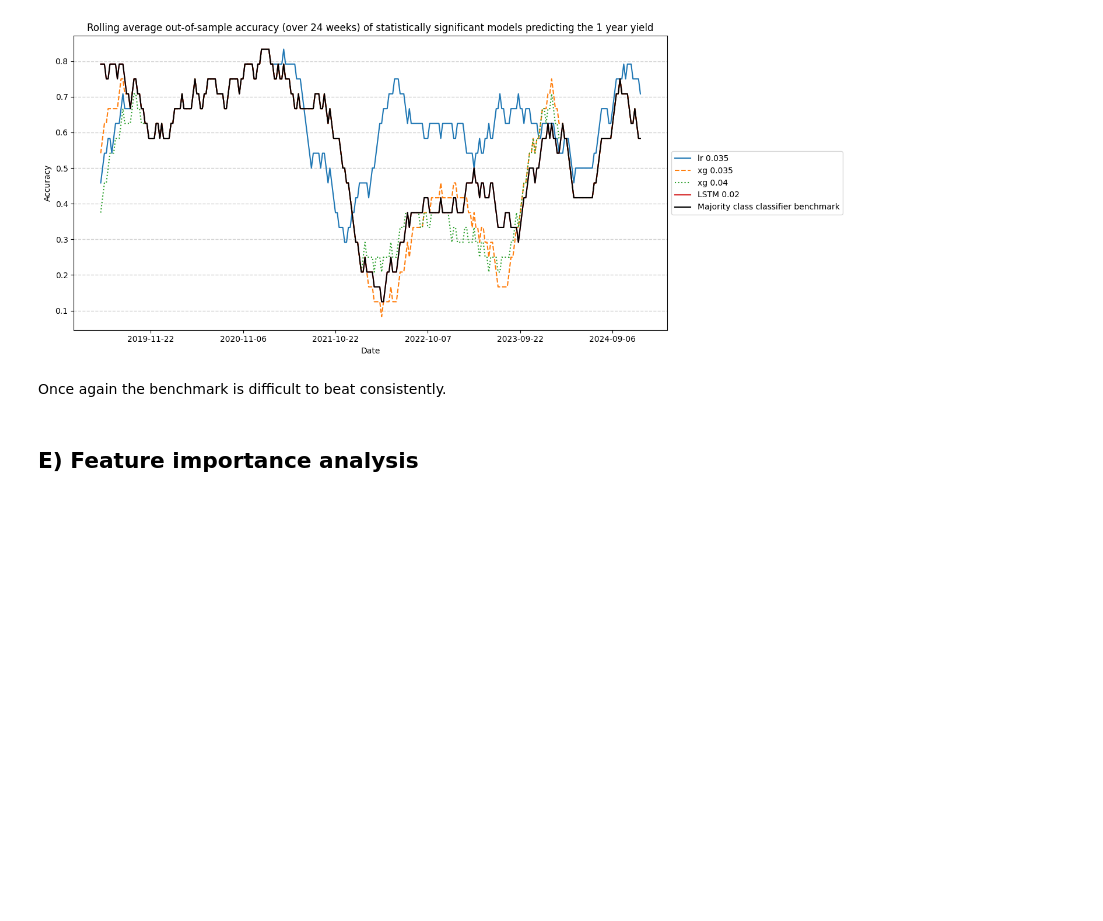
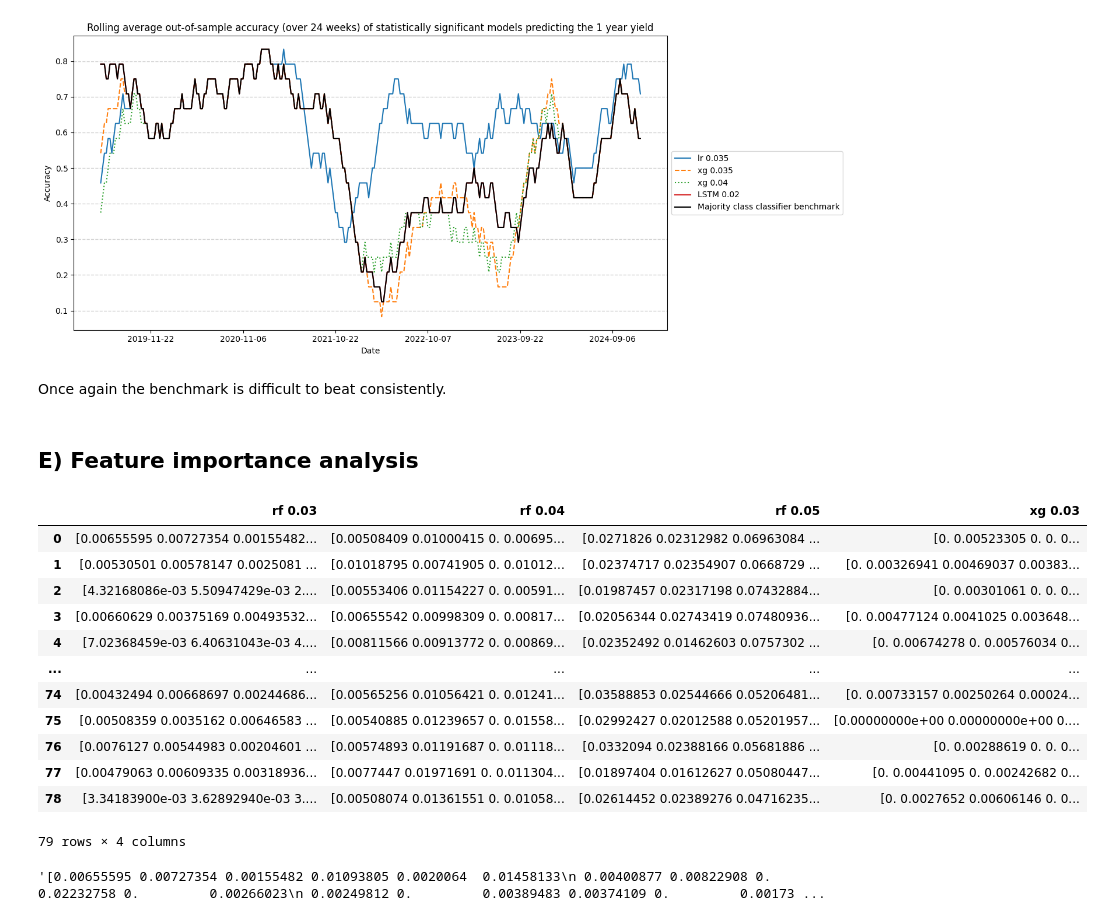
Before and after one commit to jeanlouvaleau/ML-for-trading-project, a Jupyter notebook: data_exploration JL_new.ipynb, the cells around one changed output. Cells and saved outputs as stored; diff of their text form; code cells hidden in the pictures; blank space fills up the shorter version.

```diff
--- a/data_exploration JL_new.ipynb
+++ b/data_exploration JL_new.ipynb
@@ -2712,10 +2712,30 @@ Once again the benchmark is difficult to beat consistently.
 # %%
 col = 'Y_DGS1MO'
 
-forecast = {
-            "rf 0.03":pd.read_csv("results of models/forecast random forest, no pca, 15y train test.csv", index_col=0)[col],
-             "rf 0.04":pd.read_csv("results of models/forecast random forest, MI 0.04, 15y train test.csv", index_col=0)[col],
-             "rf 0.05":pd.read_csv("results of models/forecast random forest, MI 0.05, 15y train test.csv", index_col=0)[col],
-             "xg 0.03":pd.read_csv("results of models/forecast xgboost, 15y train test.csv", index_col=0)[col],
+features = {
+            "rf 0.03":pd.read_csv("results of models/feature importance random forest, no pca, 15y train test.csv", index_col=0)[col],
+             "rf 0.04":pd.read_csv("results of models/feature importance random forest, MI 0.04, 15y train test.csv", index_col=0)[col],
+             "rf 0.05":pd.read_csv("results of models/feature importance random forest, MI 0.05, 15y train test.csv", index_col=0)[col],
+             "xg 0.03":pd.read_csv("results of models/feature importance xgboost, 15y train test.csv", index_col=0)[col],
              }
-forecast = pd.DataFrame(forecast)
+features = pd.DataFrame(features)
+
+features
+# %% [output]
+|  | rf 0.03 | rf 0.04 | rf 0.05 | xg 0.03 |
+| 0 | [0.00655595 0.00727354 0.00155482... | [0.00508409 0.01000415 0. 0.00695... | [0.0271826 0.02312982 0.06963084 ... | [0. 0.00523305 0. 0. 0... |
+| 1 | [0.00530501 0.00578147 0.0025081 ... | [0.01018795 0.00741905 0. 0.01012... | [0.02374717 0.02354907 0.0668729 ... | [0. 0.00326941 0.00469037 0.00383... |
+| 2 | [4.32168086e-03 5.50947429e-03 2.... | [0.00553406 0.01154227 0. 0.00591... | [0.01987457 0.02317198 0.07432884... | [0. 0.00301061 0. 0. 0... |
+| 3 | [0.00660629 0.00375169 0.00493532... | [0.00655542 0.00998309 0. 0.00817... | [0.02056344 0.02743419 0.07480936... | [0. 0.00477124 0.0041025 0.003648... |
+| 4 | [7.02368459e-03 6.40631043e-03 4.... | [0.00811566 0.00913772 0. 0.00869... | [0.02352492 0.01462603 0.0757302 ... | [0. 0.00674278 0. 0.00576034 0... |
+| ... | ... | ... | ... | ... |
+| 74 | [0.00432494 0.00668697 0.00244686... | [0.00565256 0.01056421 0. 0.01241... | [0.03588853 0.02544666 0.05206481... | [0. 0.00733157 0.00250264 0.00024... |
+| 75 | [0.00508359 0.0035162 0.00646583 ... | [0.00540885 0.01239657 0. 0.01558... | [0.02992427 0.02012588 0.05201957... | [0.00000000e+00 0.00000000e+00 0.... |
+| 76 | [0.0076127 0.00544983 0.00204601 ... | [0.00574893 0.01191687 0. 0.01118... | [0.0332094 0.02388166 0.05681886 ... | [0. 0.00288619 0. 0. 0... |
+| 77 | [0.00479063 0.00609335 0.00318936... | [0.0077447 0.01971691 0. 0.011304... | [0.01897404 0.01612627 0.05080447... | [0. 0.00441095 0. 0.00242682 0... |
+| 78 | [3.34183900e-03 3.62892940e-03 3.... | [0.00508074 0.01361551 0. 0.01058... | [0.02614452 0.02389276 0.04716235... | [0. 0.0027652 0.00606146 0. 0... |
+79 rows × 4 columns
+# %%
+features.iloc[0]['rf 0.03']
+# %% [output]
+'[0.00655595 0.00727354 0.00155482 0.01093805 0.0020064  0.01458133\n 0.00400877 0.00822908 0.         0.02232758 0.         0.00266023\n 0.00249812 0.         0.00389483 0.00374109 0.         0.00173 ...
```
Also changed, not shown: parts of 5 cells of this notebook.
